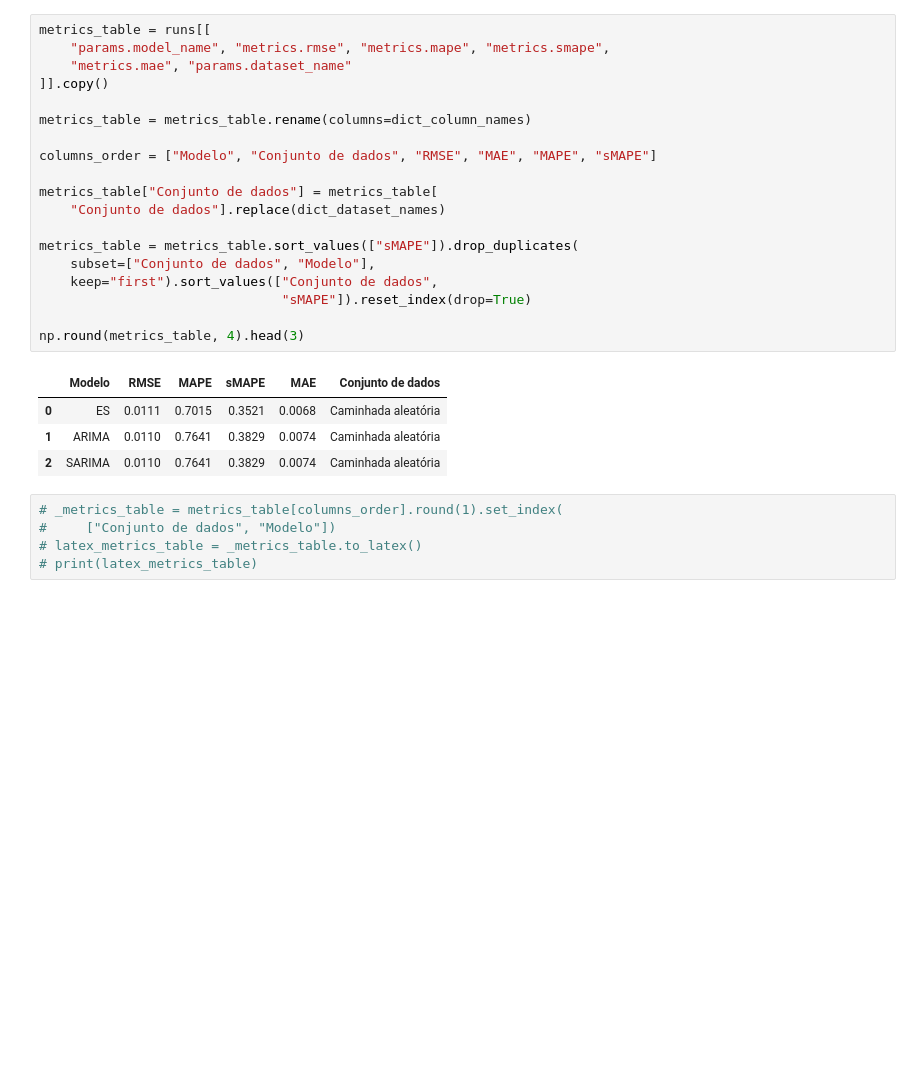
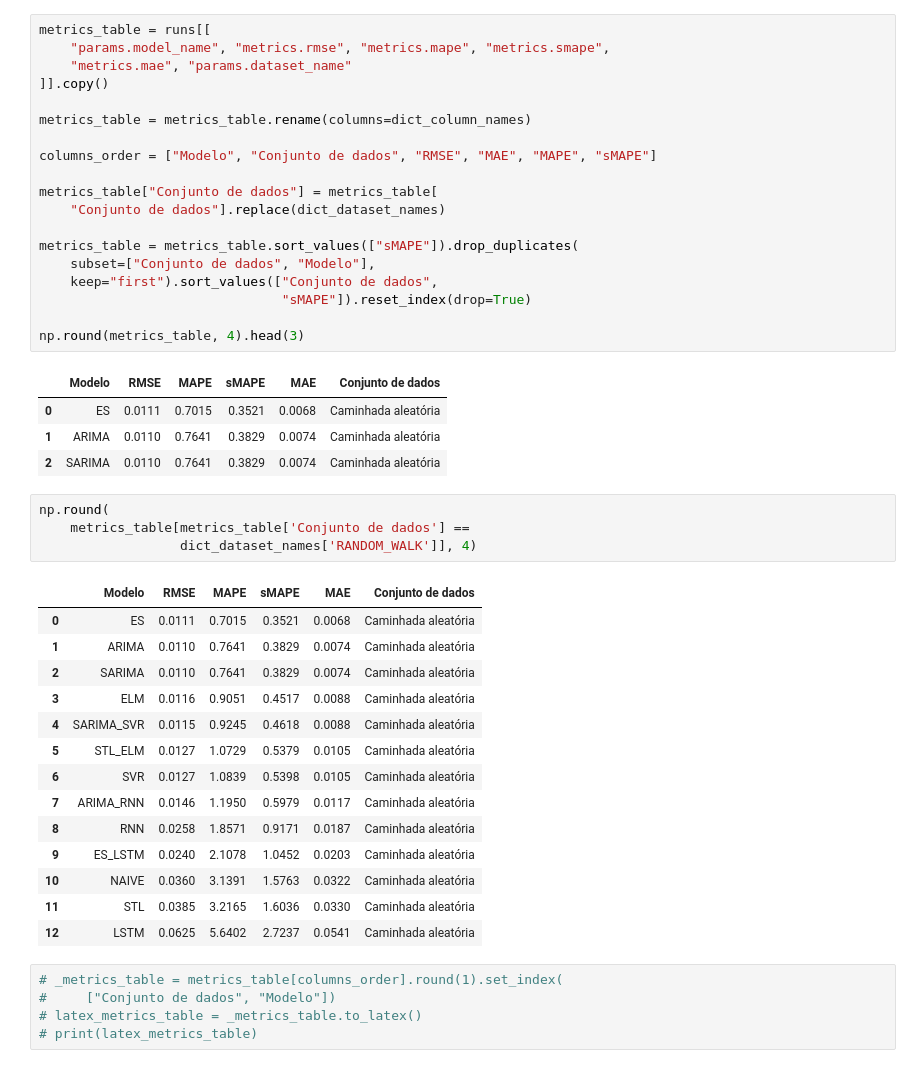
Before and after one commit to montanha22/tg, a Jupyter notebook: notebooks/03_create_reports.ipynb, the cells around one changed output. Cells and saved outputs as stored; diff of their text form; blank space fills up the shorter version.

```diff
--- a/notebooks/03_create_reports.ipynb
+++ b/notebooks/03_create_reports.ipynb
@@ -69,6 +101,25 @@ np.round(metrics_table, 4).head(3)
 | 0 | ES | 0.0111 | 0.7015 | 0.3521 | 0.0068 | Caminhada aleatória |
 | 1 | ARIMA | 0.0110 | 0.7641 | 0.3829 | 0.0074 | Caminhada aleatória |
 | 2 | SARIMA | 0.0110 | 0.7641 | 0.3829 | 0.0074 | Caminhada aleatória |
+# %%
+np.round(
+    metrics_table[metrics_table['Conjunto de dados'] ==
+                  dict_dataset_names['RANDOM_WALK']], 4)
+# %% [output]
+|  | Modelo | RMSE | MAPE | sMAPE | MAE | Conjunto de dados |
+| 0 | ES | 0.0111 | 0.7015 | 0.3521 | 0.0068 | Caminhada aleatória |
+| 1 | ARIMA | 0.0110 | 0.7641 | 0.3829 | 0.0074 | Caminhada aleatória |
+| 2 | SARIMA | 0.0110 | 0.7641 | 0.3829 | 0.0074 | Caminhada aleatória |
+| 3 | ELM | 0.0116 | 0.9051 | 0.4517 | 0.0088 | Caminhada aleatória |
+| 4 | SARIMA_SVR | 0.0115 | 0.9245 | 0.4618 | 0.0088 | Caminhada aleatória |
+| 5 | STL_ELM | 0.0127 | 1.0729 | 0.5379 | 0.0105 | Caminhada aleatória |
+| 6 | SVR | 0.0127 | 1.0839 | 0.5398 | 0.0105 | Caminhada aleatória |
+| 7 | ARIMA_RNN | 0.0146 | 1.1950 | 0.5979 | 0.0117 | Caminhada aleatória |
+| 8 | RNN | 0.0258 | 1.8571 | 0.9171 | 0.0187 | Caminhada aleatória |
+| 9 | ES_LSTM | 0.0240 | 2.1078 | 1.0452 | 0.0203 | Caminhada aleatória |
+| 10 | NAIVE | 0.0360 | 3.1391 | 1.5763 | 0.0322 | Caminhada aleatória |
+| 11 | STL | 0.0385 | 3.2165 | 1.6036 | 0.0330 | Caminhada aleatória |
+| 12 | LSTM | 0.0625 | 5.6402 | 2.7237 | 0.0541 | Caminhada aleatória |
 # %%
 # _metrics_table = metrics_table[columns_order].round(1).set_index(
 #     ["Conjunto de dados", "Modelo"])
```
Also changed, not shown: parts of 9 cells of this notebook, 1 other file.
